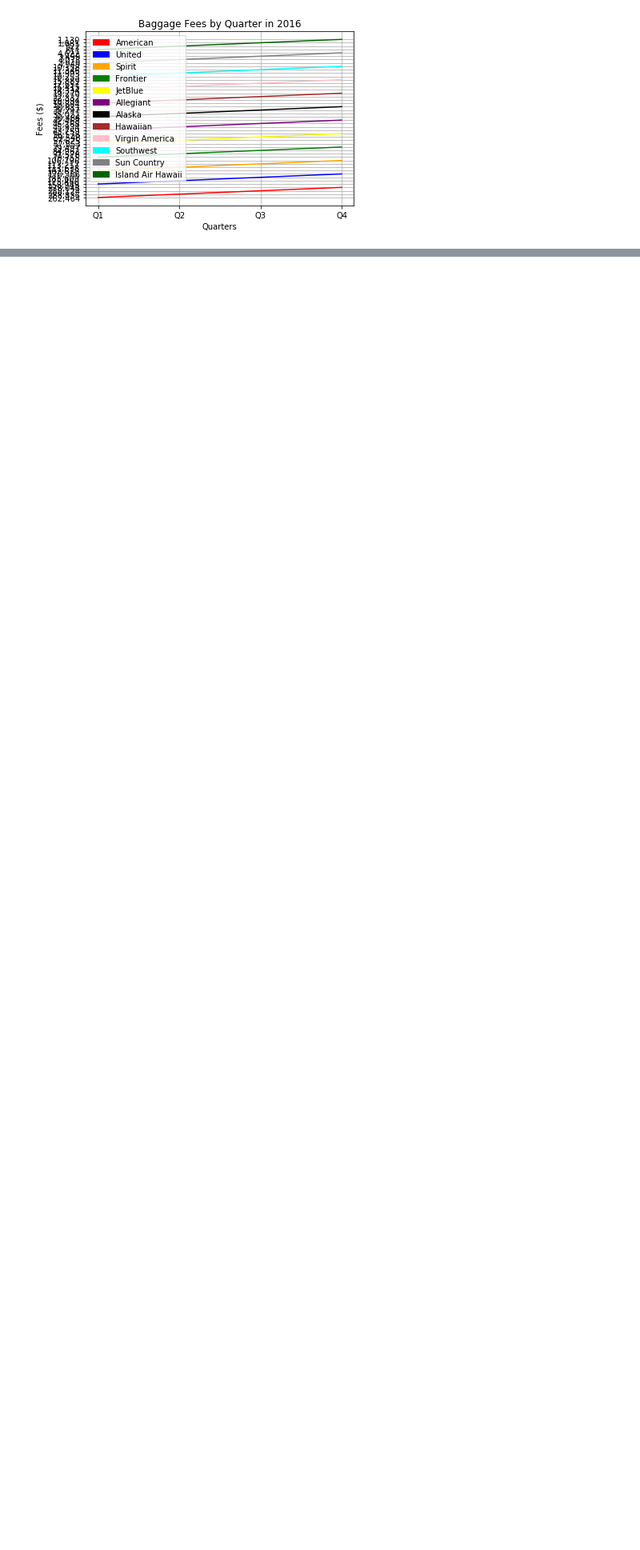
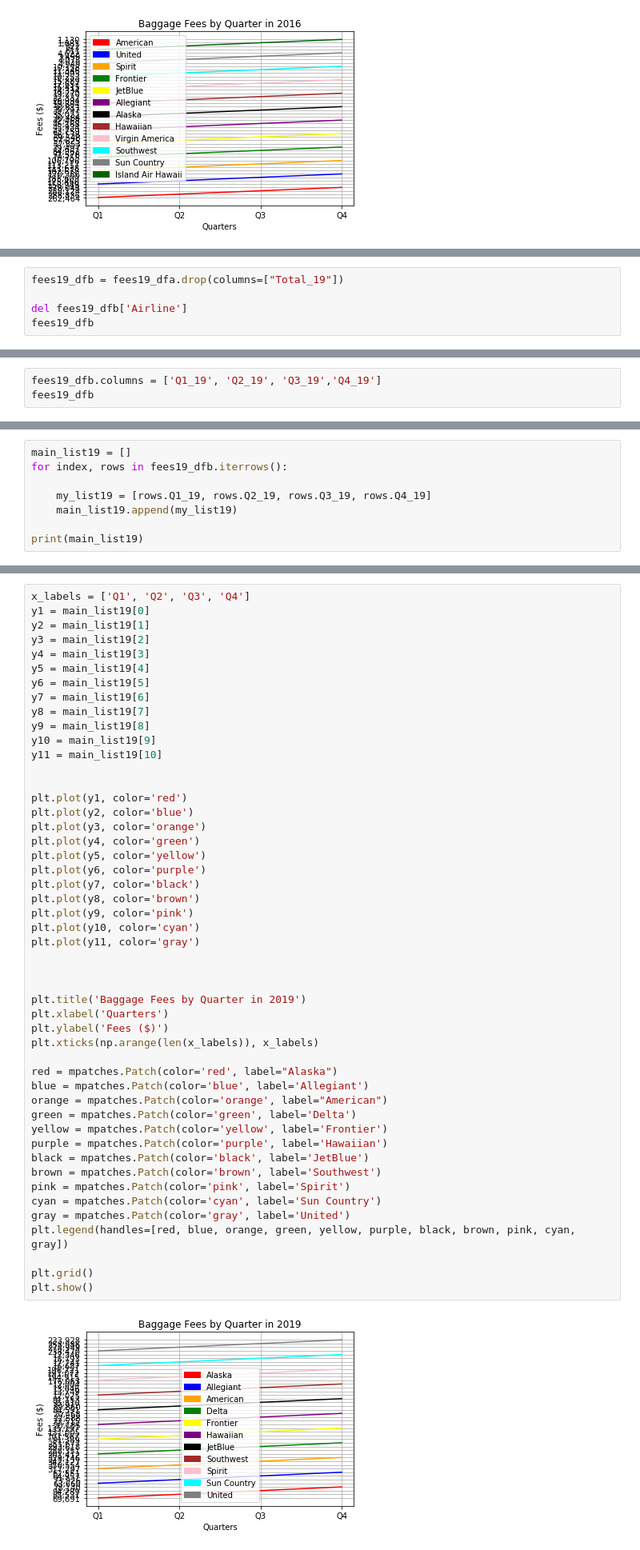
Before and after one commit to marcum531/Project1, a Jupyter notebook: Baggage_Fees.ipynb, the cells around one changed output, grey strips where cells are left out. Shown at 80% size. Cells and saved outputs as stored; diff of their text form; blank space fills up the shorter version.

```diff
--- a/Baggage_Fees.ipynb
+++ b/Baggage_Fees.ipynb
@@ -356,3 +363,8 @@ fees19_dfa
 | 8 | Spirit | 176,063 | 194,915 | 191,072 | 196,721 | 758,771 |
 | 9 | Sun Country | 16,687 | 17,741 | 18,793 | 17,346 | 70,567 |
 | 10 | United | 238,470 | 274,949 | 258,986 | 233,928 | 1,006,333 |
+# %%
+fees19_dfb = fees19_dfa.drop(columns=["Total_19"])
+
+del fees19_dfb['Airline']
+fees19_dfb
@@ -358,0 +384,3 @@ fees19_dfa
+# %%
+fees19_dfb.columns = ['Q1_19', 'Q2_19', 'Q3_19','Q4_19']
+fees19_dfb
@@ -358,0 +400,8 @@ fees19_dfa
+# %%
+main_list19 = []
+for index, rows in fees19_dfb.iterrows():
+
+    my_list19 = [rows.Q1_19, rows.Q2_19, rows.Q3_19, rows.Q4_19]
+    main_list19.append(my_list19)
+
+print(main_list19)
@@ -359,3 +410,54 @@ fees19_dfa
+# %%
+x_labels = ['Q1', 'Q2', 'Q3', 'Q4']
+y1 = main_list19[0]
+y2 = main_list19[1]
+y3 = main_list19[2]
+y4 = main_list19[3]
+y5 = main_list19[4]
+y6 = main_list19[5]
+y7 = main_list19[6]
+y8 = main_list19[7]
+y9 = main_list19[8]
+y10 = main_list19[9]
+y11 = main_list19[10]
+
+
+plt.plot(y1, color='red')
+plt.plot(y2, color='blue')
+plt.plot(y3, color='orange')
+plt.plot(y4, color='green')
+plt.plot(y5, color='yellow')
+plt.plot(y6, color='purple')
+plt.plot(y7, color='black')
+plt.plot(y8, color='brown')
+plt.plot(y9, color='pink')
+plt.plot(y10, color='cyan')
+plt.plot(y11, color='gray')
+
+
+
+plt.title('Baggage Fees by Quarter in 2019')
+plt.xlabel('Quarters')
+plt.ylabel('Fees ($)')
+plt.xticks(np.arange(len(x_labels)), x_labels)
+
+red = mpatches.Patch(color='red', label="Alaska")
+blue = mpatches.Patch(color='blue', label='Allegiant')
+orange = mpatches.Patch(color='orange', label="American")
+green = mpatches.Patch(color='green', label='Delta')
+yellow = mpatches.Patch(color='yellow', label='Frontier')
+purple = mpatches.Patch(color='purple', label='Hawaiian')
+black = mpatches.Patch(color='black', label='JetBlue')
+brown = mpatches.Patch(color='brown', label='Southwest')
+pink = mpatches.Patch(color='pink', label='Spirit')
+cyan = mpatches.Patch(color='cyan', label='Sun Country')
+gray = mpatches.Patch(color='gray', label='United')
+plt.legend(handles=[red, blue, orange, green, yellow, purple, black, brown, pink, cyan, gray])
+
+plt.grid()
+plt.show()
+# %% [output]
+[figure, added]
 # %%
 years = [fees16_df, fees17_df, fees18_df, fees19_df]
 total_baggage_fees = reduce(lambda left, right: left.merge(right, how='outer', on="Airline"), years)
```
Also changed, not shown: parts of 12 cells of this notebook.
